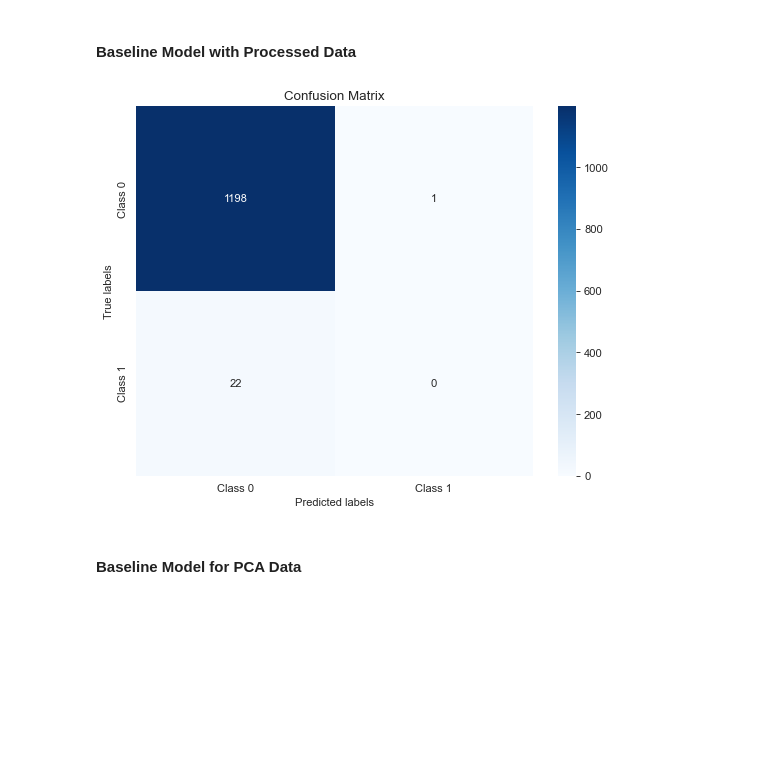
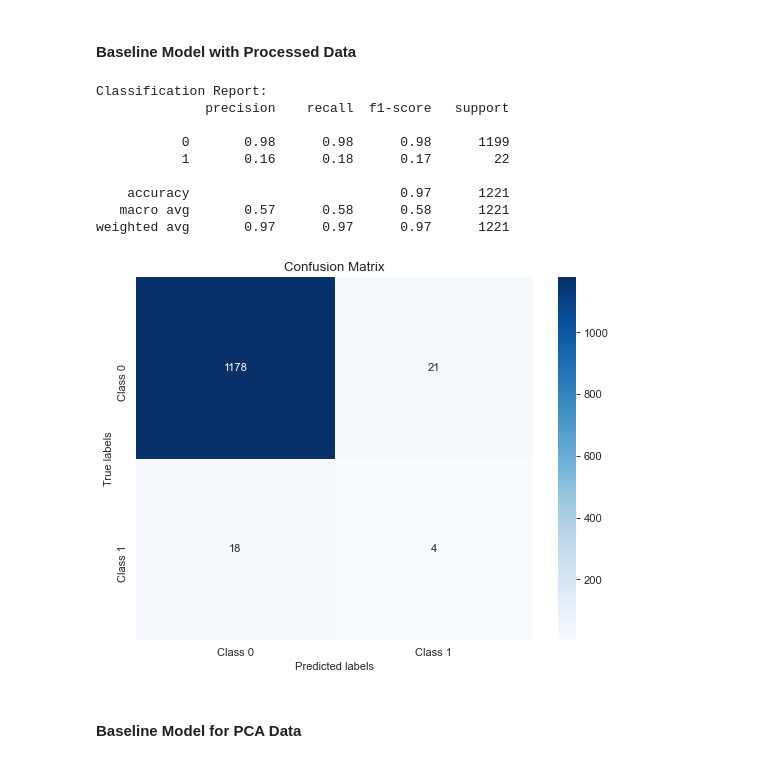
Before and after one commit to IRis0550/mlpy_2, a Jupyter notebook: project2.ipynb, the cells around one changed output. Drawn from its saved outputs; the diff is of its cells as text; code cells hidden in the pictures; blank space fills up the shorter version.

```diff
--- a/project2.ipynb
+++ b/project2.ipynb
@@ -810,19 +363,36 @@ y_pred_dt_processed = dt_classifier.predict(X_test_processed)
 # %%
+# Initialize the decision tree classifier
+dt_classifier = DecisionTreeClassifier(random_state=42)
+
+# Train the classifier
+dt_classifier.fit(X_train_processed, y_train_processed)
+
+# Predict on the testing data
+y_pred_dt_processed = dt_classifier.predict(X_test_processed)
 # Generate the classification report
-report_dt_processed = classification_report(y_pred_dt_processed, y_test_processed)
+report_dt_processed = classification_report(y_test_processed,y_pred_dt_processed)
 # Print the classification report
 print("Classification Report:")
 print(report_dt_processed)
 # Calculate the confusion matrix
-conf_matrix_dt_processed = confusion_matrix(y_pred_dt_processed, y_test_processed)
+conf_matrix_dt_processed = confusion_matrix(y_test_processed,y_pred_dt_processed)
 # Plot confusion matrix
 plt.figure(figsize=(8, 6))
 sns.heatmap(conf_matrix_dt_processed, annot=True, fmt="d", cmap="Blues", xticklabels=class_labels, yticklabels=class_labels)
 plt.xlabel('Predicted labels')
 plt.ylabel('True labels')
 plt.title('Confusion Matrix')
 plt.show()
 # %% [output]
+Classification Report:
+              precision    recall  f1-score   support
+
+           0       0.98      0.98      0.98      1199
+           1       0.16      0.18      0.17        22
+
+    accuracy                           0.97      1221
+   macro avg       0.57      0.58      0.58      1221
+weighted avg       0.97      0.97      0.97      1221
-[figure, old version]
+[figure, new version]
 # %% [markdown]
 #### Baseline Model for PCA Data
```
Also changed, not shown: parts of 72 cells of this notebook, 4 other files.
